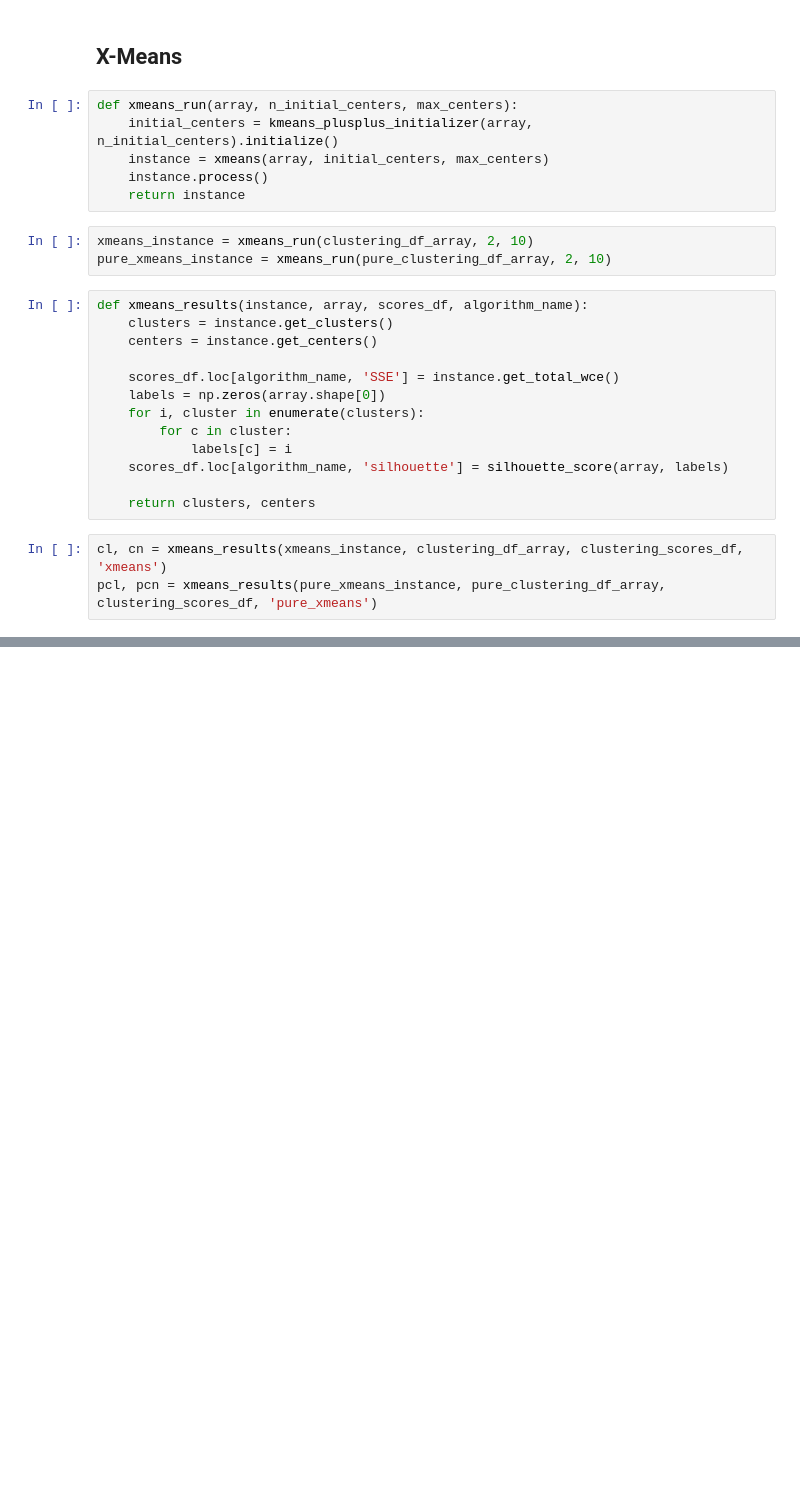
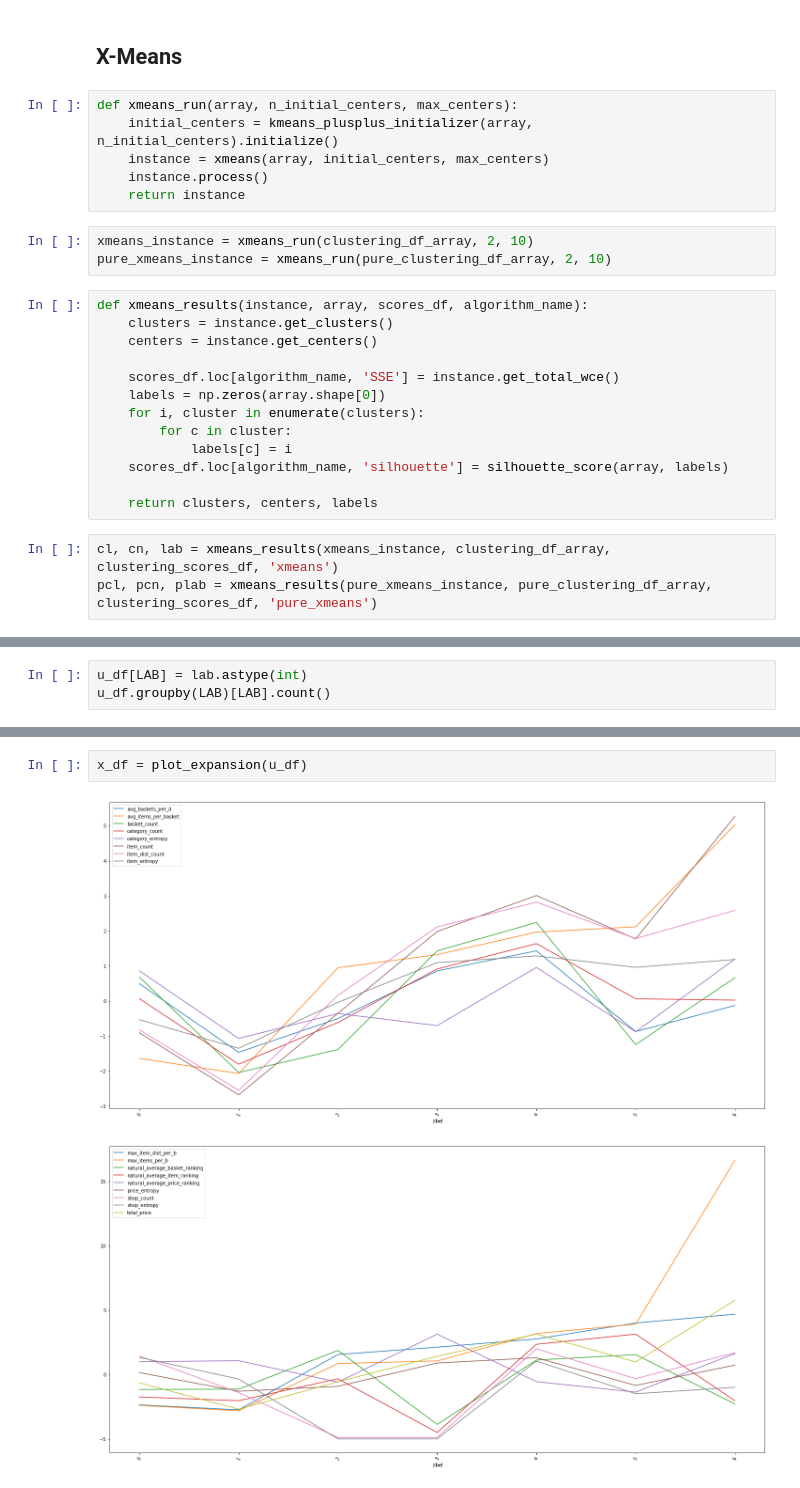
Before and after one commit to frankpietro/dm-project, a Jupyter notebook: DM_DonatiFrancaviglia_TASK2/xmeans.ipynb, the cells around one changed output, grey strips where cells are left out. Cells and saved outputs as stored; diff of their text form; blank space fills up the shorter version.

```diff
--- a/DM_DonatiFrancaviglia_TASK2/xmeans.ipynb
+++ b/DM_DonatiFrancaviglia_TASK2/xmeans.ipynb
@@ -55,10 +72,10 @@ def xmeans_results(instance, array, scores_df, algorithm_name):
             labels[c] = i
     scores_df.loc[algorithm_name, 'silhouette'] = silhouette_score(array, labels)
 
-    return clusters, centers
+    return clusters, centers, labels
 # %%
-cl, cn = xmeans_results(xmeans_instance, clustering_df_array, clustering_scores_df, 'xmeans')
-pcl, pcn = xmeans_results(pure_xmeans_instance, pure_clustering_df_array, clustering_scores_df, 'pure_xmeans')
+cl, cn, lab = xmeans_results(xmeans_instance, clustering_df_array, clustering_scores_df, 'xmeans')
+pcl, pcn, plab = xmeans_results(pure_xmeans_instance, pure_clustering_df_array, clustering_scores_df, 'pure_xmeans')
 # %%
 clustering_scores_df
 # %% [output]
@@ -67,0 +105,3 @@ clustering_scores_df
+# %%
+u_df[LAB] = lab.astype(int)
+u_df.groupby(LAB)[LAB].count()
@@ -67,0 +118,5 @@ clustering_scores_df
+# %%
+x_df = plot_expansion(u_df)
+# %% [output]
+[figure, added]
+[figure, added]
```
Also changed, not shown: parts of 6 cells of this notebook, 1 other file.
